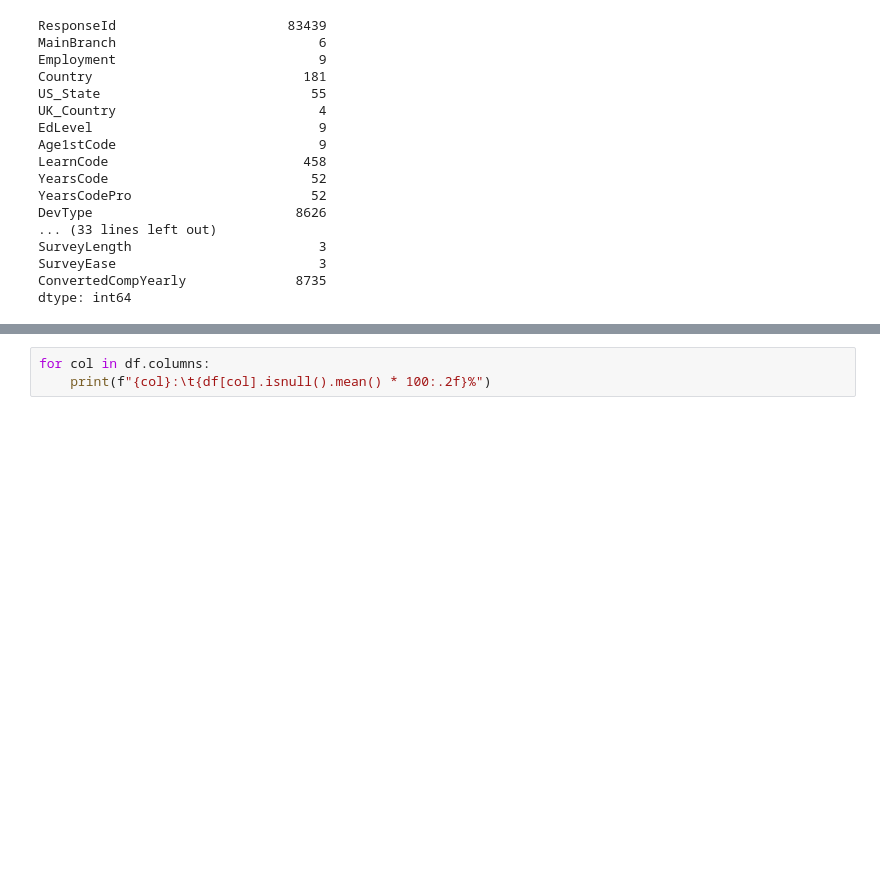
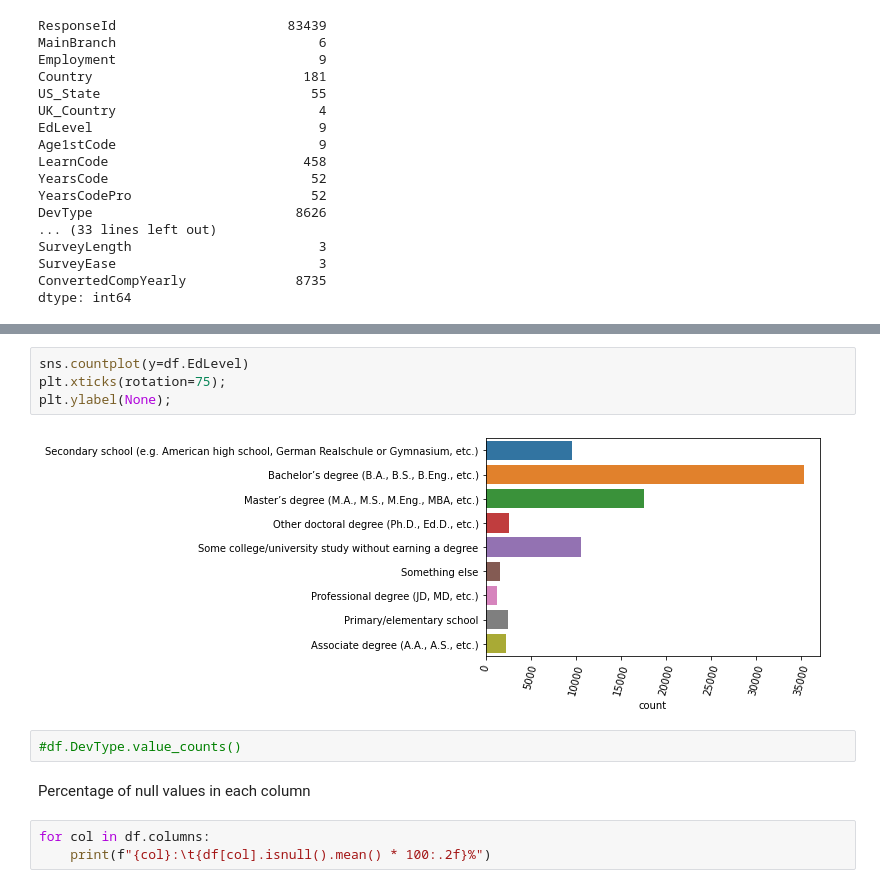
Before and after one commit to SafaaFathii/StackOverFlowSurvey, a Jupyter notebook: notebooks/StackOverflow_Survey_SafaaFathii.ipynb, the cells around one changed output, grey strips where cells are left out. Cells and saved outputs as stored; diff of their text form; blank space fills up the shorter version.

```diff
--- a/notebooks/StackOverflow_Survey_SafaaFathii.ipynb
+++ b/notebooks/StackOverflow_Survey_SafaaFathii.ipynb
@@ -131,3 +181,13 @@ dtype: int64
+# %%
+sns.countplot(y=df.EdLevel)
+plt.xticks(rotation=75);
+plt.ylabel(None);
+# %% [output]
+[figure, added]
+# %%
+#df.DevType.value_counts()
+# %% [markdown]
+Percentage of null values in each column
 # %%
 for col in df.columns:
     print(f"{col}:\t{df[col].isnull().mean() * 100:.2f}%")
```
Also changed, not shown: parts of 23 cells of this notebook.
